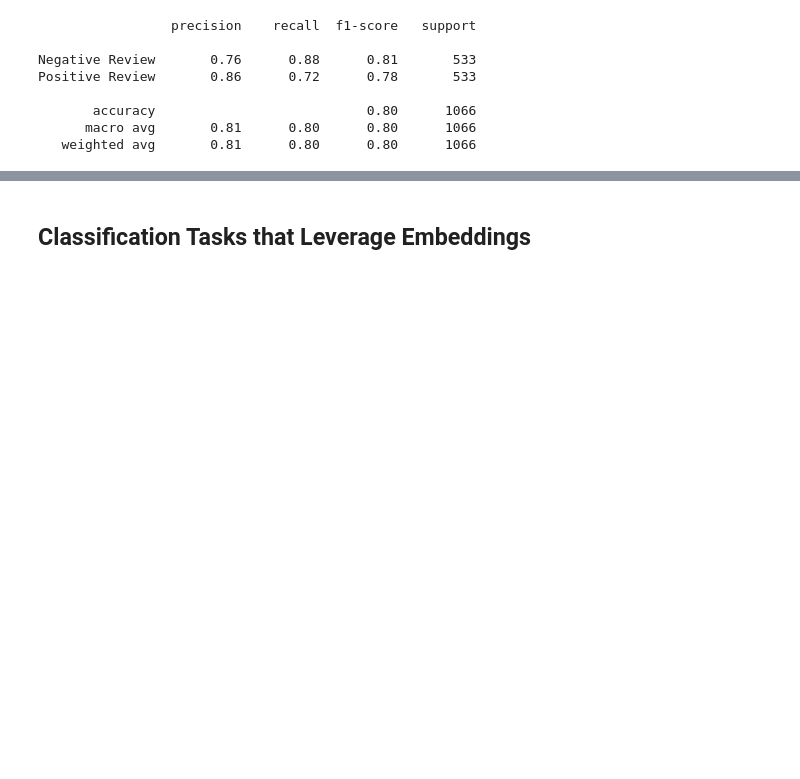
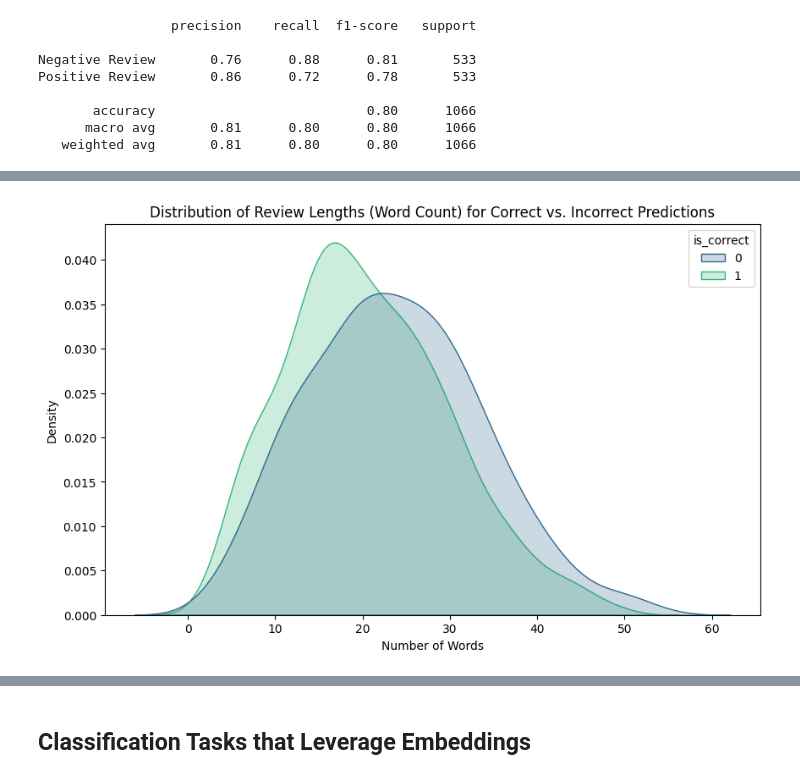
Before and after one commit to abdelrahmanali15/Hands-On-Large-Language-Models, a Jupyter notebook: chapter04/Chapter 4 - Text Classification.ipynb, the cells around one changed output, grey strips where cells are left out. Saved outputs shown, nothing was run; the diff lists cells and outputs as text; code cells hidden in the pictures; blank space fills up the shorter version.

```diff
--- a/chapter04/Chapter 4 - Text Classification.ipynb
+++ b/chapter04/Chapter 4 - Text Classification.ipynb
@@ -182,0 +202,20 @@ Positive Review       0.86      0.72      0.78       533
+# %%
+import pandas as pd
+
+# Create a DataFrame of our test results
+analysis_df = pd.DataFrame({
+    'text': data['test']['text'],
+    'true_label': y_true,
+    'pred_label': y_pred
+})
+
+# Filter out rows where the prediction didn't match the true label
+mistakes = analysis_df[analysis_df['true_label'] != analysis_df['pred_label']]
+
+print(f"Total misclassifications: {len(mistakes)} out of {len(y_true)}")
+
+# Print 5 random mistakes to analyze them
+for i, row in mistakes.sample(5).iterrows():
+    print(f"\nReview: {row['text']}")
+    print(f"Actual: {row['true_label']} | Predicted: {row['pred_label']}")
+    print("-" * 50)
@@ -182,0 +240,17 @@ Positive Review       0.86      0.72      0.78       533
+# %%
+import numpy as np
+
+# Calculate word counts for each review in the test set
+analysis_df['word_count'] = analysis_df['text'].apply(lambda x: len(x.split()))
+# Mark if the prediction was correct (1) or incorrect (0)
+analysis_df['is_correct'] = (analysis_df['true_label'] == analysis_df['pred_label']).astype(int)
+
+# Plot the distribution of word lengths for correct vs incorrect predictions
+plt.figure(figsize=(10, 6))
+sns.kdeplot(data=analysis_df, x='word_count', hue='is_correct', fill=True, common_norm=False, palette='viridis')
+plt.title('Distribution of Review Lengths (Word Count) for Correct vs. Incorrect Predictions')
+plt.xlabel('Number of Words')
+plt.ylabel('Density')
+plt.show()
+# %% [output]
+[figure, added]
```
Also changed, not shown: parts of 13 cells of this notebook.
